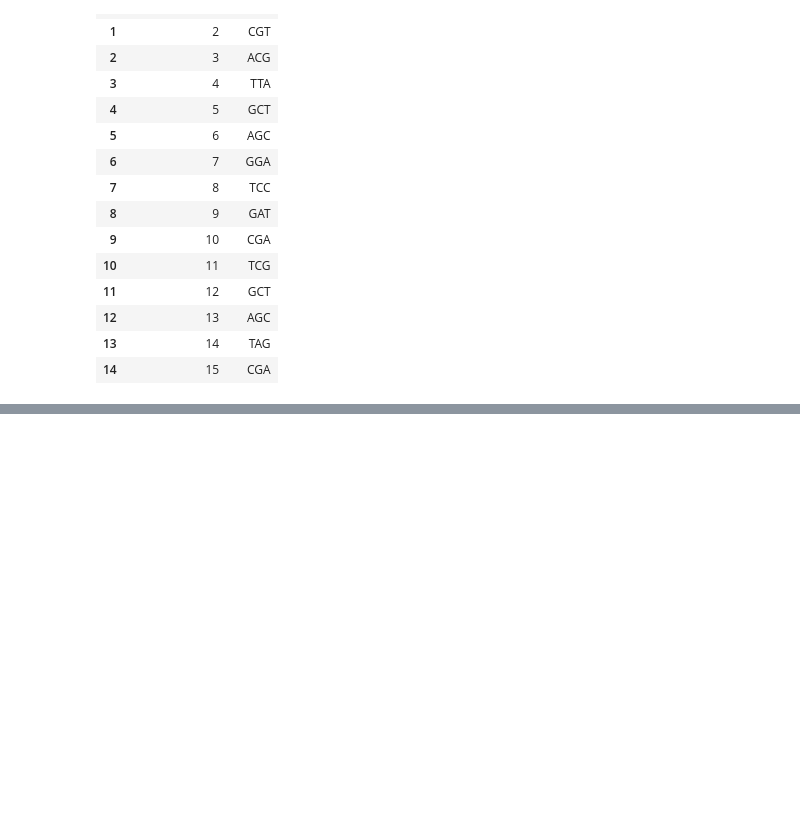
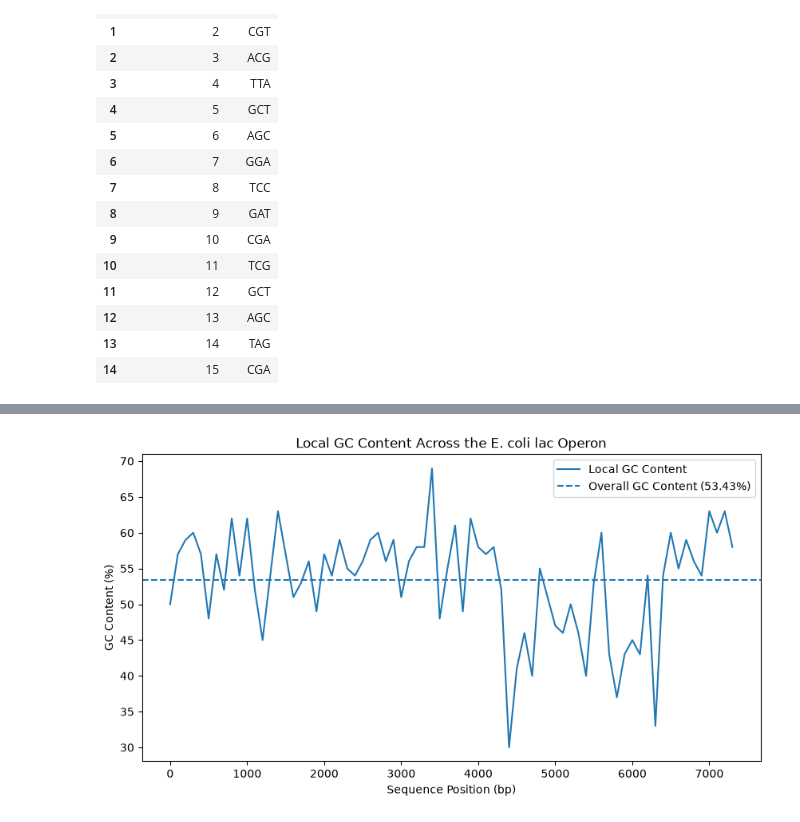
Before and after one commit to amberlin2/DNA-Sequence-Analysis, a Jupyter notebook: notebooks/dna_sequence_analysis.ipynb, the cells around one changed output, grey strips where cells are left out. Saved outputs shown, nothing was run; the diff lists cells and outputs as text; code cells hidden in the pictures; blank space fills up the shorter version.

```diff
--- a/notebooks/dna_sequence_analysis.ipynb
+++ b/notebooks/dna_sequence_analysis.ipynb
@@ -438,0 +672,23 @@ codon_df.head(15)
+# %%
+plt.figure(figsize=(10, 5))
+
+plt.plot(
+    gc_window_df["Position"],
+    gc_window_df["GC_Content"],
+    label="Local GC Content"
+)
+
+plt.axhline(
+    y=gc_content,
+    linestyle="--",
+    label=f"Overall GC Content ({gc_content:.2f}%)"
+)
+
+plt.title("Local GC Content Across the E. coli lac Operon")
+plt.xlabel("Sequence Position (bp)")
+plt.ylabel("GC Content (%)")
+plt.legend()
+
+plt.show()
+# %% [output]
+[figure, added]
```
Also changed, not shown: parts of 22 cells of this notebook, 1 other file.
